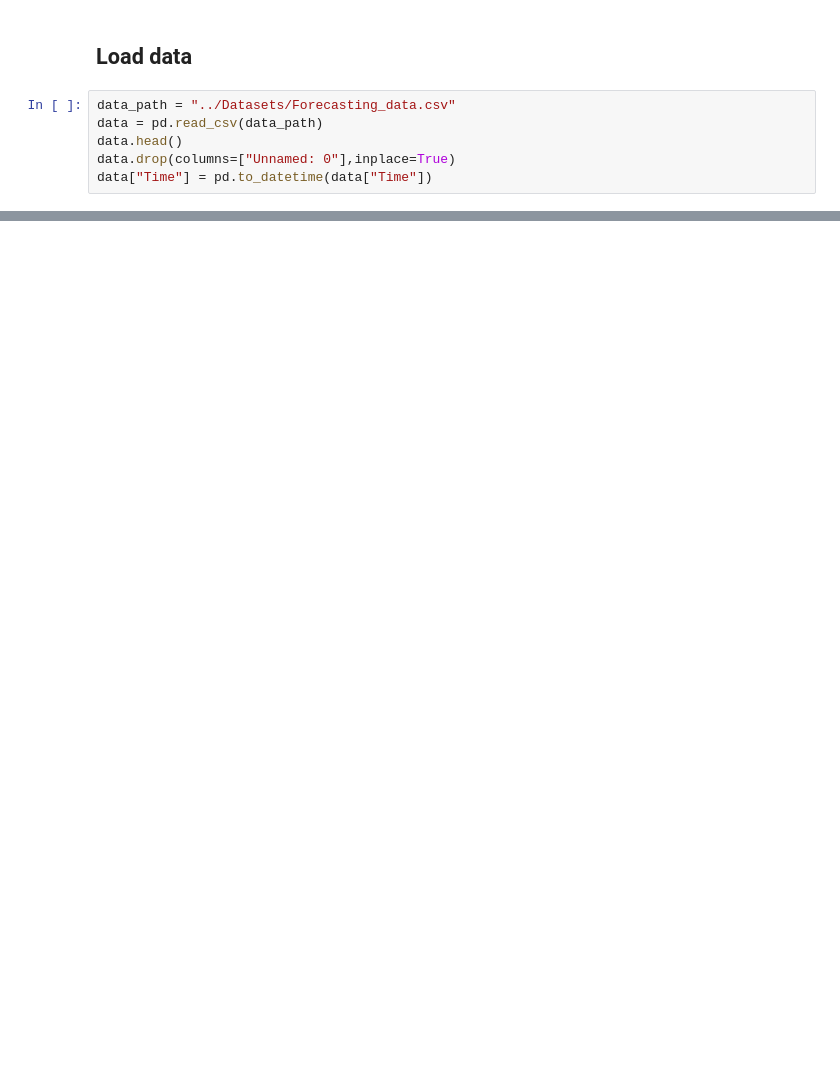
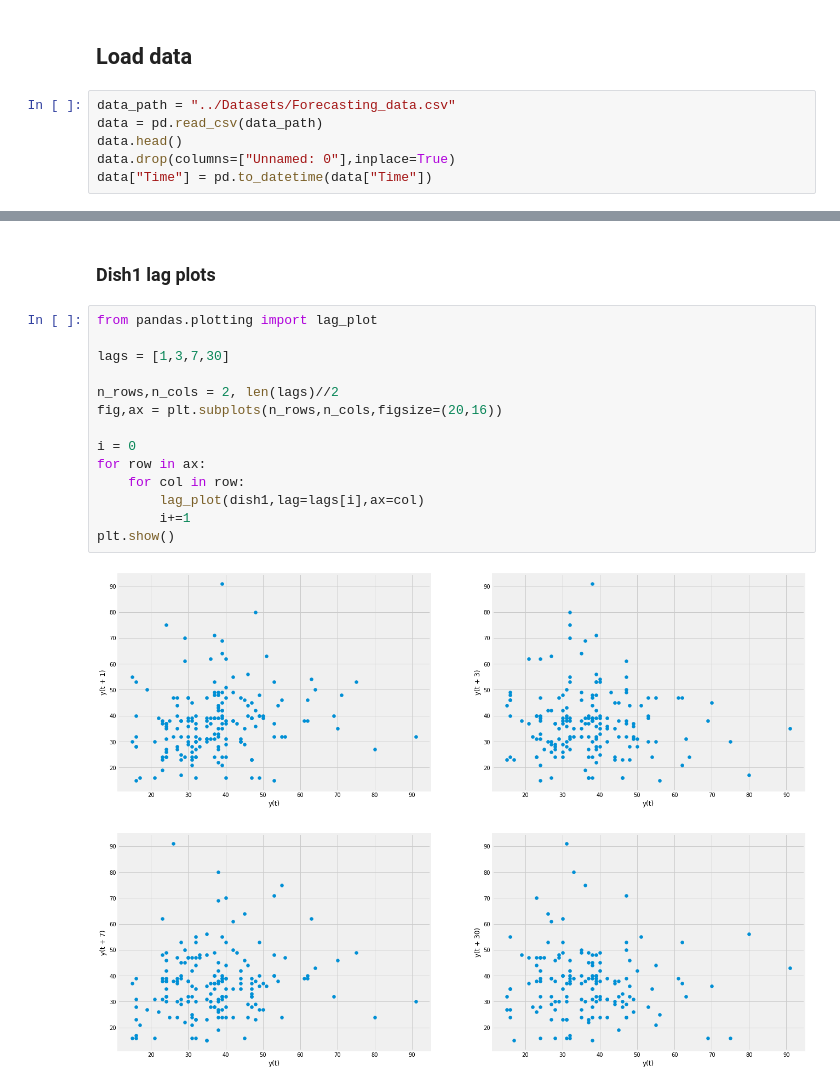
Before and after one commit to taguhiM/ZIL_ML, a Jupyter notebook: Supervised/Practice/Time_Series_Forecasting.ipynb, the cells around one changed output, grey strips where cells are left out. Drawn from its saved outputs; the diff is of its cells as text; blank space fills up the shorter version.

```diff
--- a/Supervised/Practice/Time_Series_Forecasting.ipynb
+++ b/Supervised/Practice/Time_Series_Forecasting.ipynb
@@ -45,0 +103,18 @@ dish1
+# %% [markdown]
+### Dish1 lag plots
+# %%
+from pandas.plotting import lag_plot
+
+lags = [1,3,7,30]
+
+n_rows,n_cols = 2, len(lags)//2
+fig,ax = plt.subplots(n_rows,n_cols,figsize=(20,16))
+
+i = 0
+for row in ax:
+    for col in row:
+        lag_plot(dish1,lag=lags[i],ax=col)
+        i+=1
+plt.show()
+# %% [output]
+[figure, added]
```
Also changed, not shown: parts of 67 cells of this notebook, 1 other file.
